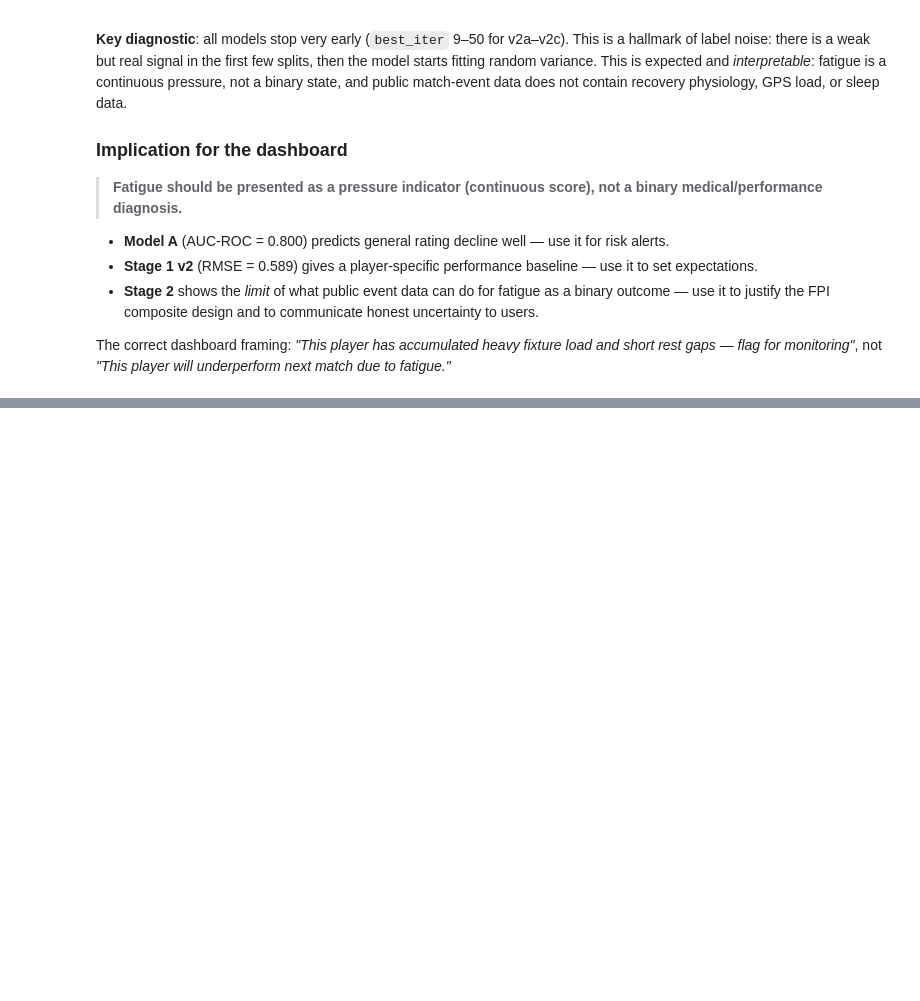
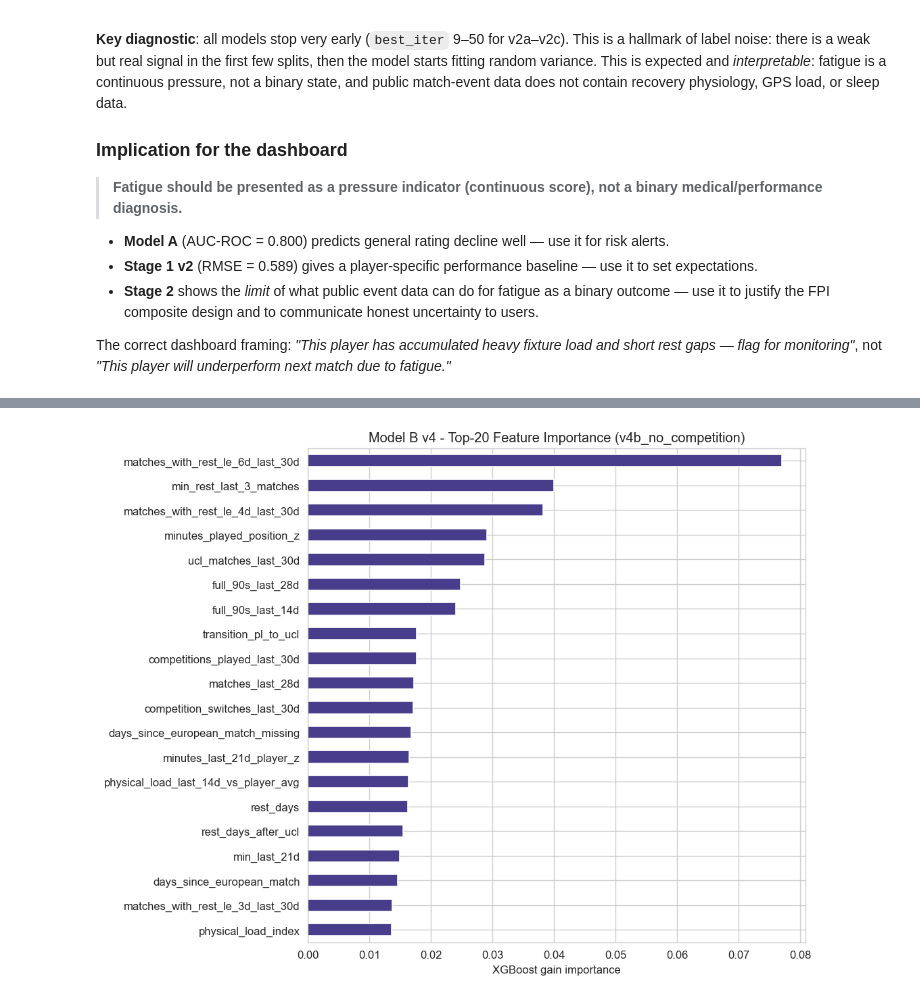
Before and after one commit to mimator2/Fixture-IQ, a Jupyter notebook: XgBoost_model/src/models/XG_Boost_Miquel.ipynb, the cells around one changed output, grey strips where cells are left out. Saved outputs shown, nothing was run; the diff lists cells and outputs as text; code cells hidden in the pictures; blank space fills up the shorter version.

```diff
--- a/XgBoost_model/src/models/XG_Boost_Miquel.ipynb
+++ b/XgBoost_model/src/models/XG_Boost_Miquel.ipynb
@@ -3063,0 +5030,93 @@ The correct dashboard framing: *"This player has accumulated heavy fixture load
+# %%
+# ==============================================================================
+# Model B v4 - Step E: Evaluation summary, role diagnostics, feature importance
+# ==============================================================================
+import matplotlib.pyplot as plt
+from sklearn.metrics import confusion_matrix, precision_score, recall_score
+
+print('Usage framing: post-match / pre-next-match risk model')
+print('  Interpretation: after latest appearance, estimate risk into next fixture.')
+
+# Risk bands.
+df_v4_model['risk_band_v4'] = pd.cut(
+    df_v4_model['risk_score_v4'],
+    bins=[0, 0.25, 0.45, 0.65, 1.001],
+    labels=['Low', 'Medium', 'High', 'Very High'],
+    right=True,
+)
+
+# Test confusion and threshold metrics.
+_tst_df_v4 = df_v4_model[tst_v4].copy()
+_y_true = _tst_df_v4[TARGET_V4].values
+_y_prob = _tst_df_v4['risk_score_v4'].values
+_y_pred = (_y_prob >= BEST_THR_V4).astype(int)
+_tn, _fp, _fn, _tp = confusion_matrix(_y_true, _y_pred).ravel()
+
+print('\nModel B v4 - Final selected variant diagnostics')
+print('=' * 72)
+print(f"Variant: {V4_BEST['name']}")
+print(f"Test AUC-ROC={V4_BEST['test_auc_roc']:.3f}  AUC-PR={V4_BEST['test_auc_pr']:.3f}  "
+      f"Base={V4_BEST['test_base']:.3f}  Lift={V4_BEST['test_auc_pr']/max(V4_BEST['test_base'],1e-6):.2f}x")
+print(f'Best threshold={BEST_THR_V4:.3f}')
+print(f'Confusion: TN={_tn:,} FP={_fp:,} FN={_fn:,} TP={_tp:,}')
+print(f'Precision={precision_score(_y_true, _y_pred):.3f}  Recall={recall_score(_y_true, _y_pred):.3f}  '
+      f'F1={f1_score(_y_true, _y_pred):.3f}')
+
+print('\nRole breakdown (test):')
+for _r in ['core_starter', 'rotation_player']:
+    _m = _tst_df_v4['player_role_v4'] == _r
+    if _m.sum() == 0:
+        continue
+    _act = _tst_df_v4.loc[_m, TARGET_V4]
+    _ps = _tst_df_v4.loc[_m, 'risk_score_v4']
+    _pd = (_ps >= BEST_THR_V4).astype(int)
+    _fpr = ((_pd == 1) & (_act == 0)).sum() / max((_act == 0).sum(), 1)
+    _fnr = ((_pd == 0) & (_act == 1)).sum() / max((_act == 1).sum(), 1)
+    print(f'  {_r:<16} N={_m.sum():,}  actual={_act.mean()*100:5.1f}%  mean_score={_ps.mean():.3f}  '
+          f'FP_rate={_fpr:.3f}  FN_rate={_fnr:.3f}')
+
+# Missingness diagnostics on top-risk examples.
+if 'rest_days_missing' in _tst_df_v4.columns:
+    _top10_miss = _tst_df_v4.nlargest(10, 'risk_score_v4')
+    print('\nTop-10 risk rows missingness flags (% in top-10):')
+    for _c in ['rest_days_missing', 'days_since_european_match_missing', 'squad_injured_count_missing']:
+        if _c in _top10_miss.columns:
+            print(f'  {_c:<36} {_top10_miss[_c].mean()*100:6.1f}%')
+
+# Feature importance from selected variant model.
+if V4_BEST['name'] == 'v4a_keep_competition':
+    _cat_names = list(pre_s2v4a.named_transformers_['cat']['ohe'].get_feature_names_out(S2V4_CAT_A))
+else:
+    _cat_names = list(pre_s2v4b.named_transformers_['cat']['ohe'].get_feature_names_out(S2V4_CAT_B))
+_v4_feat_names = V4_FEATURE_NUM + _cat_names
+_v4_imp = pd.Series(V4_BEST['model'].feature_importances_[:len(_v4_feat_names)], index=_v4_feat_names)
+_v4_top20 = _v4_imp.nlargest(20)
+
+print('\nTop-10 v4 features:')
+for _fn, _fv in _v4_top20.head(10).items():
+    print(f'  {_fn:<44} {_fv:.4f}')
+
+# Quick visualization.
+fig, ax = plt.subplots(figsize=(9, 7))
+_v4_top20.sort_values().plot.barh(ax=ax, color='darkslateblue')
+ax.set_title(f"Model B v4 - Top-20 Feature Importance ({V4_BEST['name']})")
+ax.set_xlabel('XGBoost gain importance')
+plt.tight_layout()
+plt.savefig(FIGURES_DIR / 'v4_feature_importance.png', dpi=120, bbox_inches='tight')
+plt.show()
+
+# Save top-10 risk table for quick dashboard check.
+_v4_top_risk = _tst_df_v4.nlargest(10, 'risk_score_v4')[[
+    c for c in [
+        'player_name', 'player_team', 'date', 'player_role_v4', 'competition',
+        'risk_score_v4', TARGET_V4,
+        'min_last_14d', 'rest_days', 'rest_days_missing',
+        'days_since_european_match', 'days_since_european_match_missing',
+        'squad_injured_count', 'squad_injured_count_missing',
+        'ucl_minutes_last_14d', 'cup_minutes_last_14d',
+        'post_ucl_short_rest', 'pl_after_ucl_with_short_rest',
+    ] if c in _tst_df_v4.columns
+]].copy()
+print('\nTop-10 risk rows (test):')
+print(_v4_top_risk.to_string(index=False))
+# %% [output]
@@ -3063,0 +5140 @@ The correct dashboard framing: *"This player has accumulated heavy fixture load
+[figure, added]
```
Also changed, not shown: parts of 31 cells of this notebook, 1 other file.
